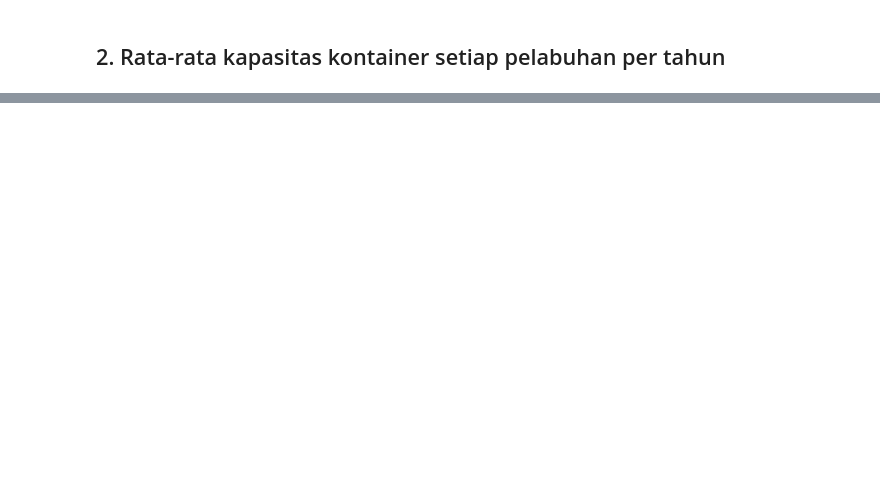
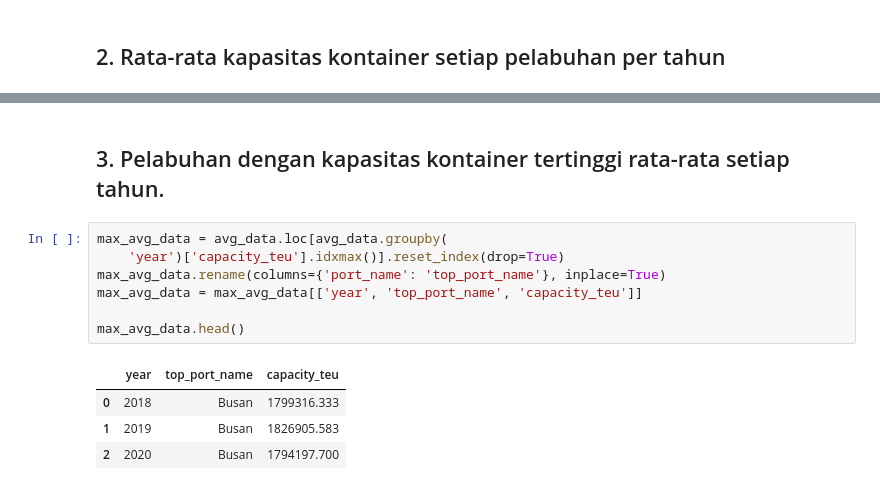
Before and after one commit to aldidoanta/ilcs-case-study, a Jupyter notebook: 2/2.ipynb, the cells around one changed output, grey strips where cells are left out. Cells and saved outputs as stored; diff of their text form; blank space fills up the shorter version.

```diff
--- a/2/2.ipynb
+++ b/2/2.ipynb
@@ -69,0 +78,14 @@ avg_data.head()
+# %% [markdown]
+## 3. Pelabuhan dengan kapasitas kontainer tertinggi rata-rata setiap tahun.
+# %%
+max_avg_data = avg_data.loc[avg_data.groupby(
+    'year')['capacity_teu'].idxmax()].reset_index(drop=True)
+max_avg_data.rename(columns={'port_name': 'top_port_name'}, inplace=True)
+max_avg_data = max_avg_data[['year', 'top_port_name', 'capacity_teu']]
+
+max_avg_data.head()
+# %% [output]
+|  | year | top_port_name | capacity_teu |
+| 0 | 2018 | Busan | 1799316.333 |
+| 1 | 2019 | Busan | 1826905.583 |
+| 2 | 2020 | Busan | 1794197.700 |
```
Also changed, not shown: parts of 7 cells of this notebook, 4 other files.
